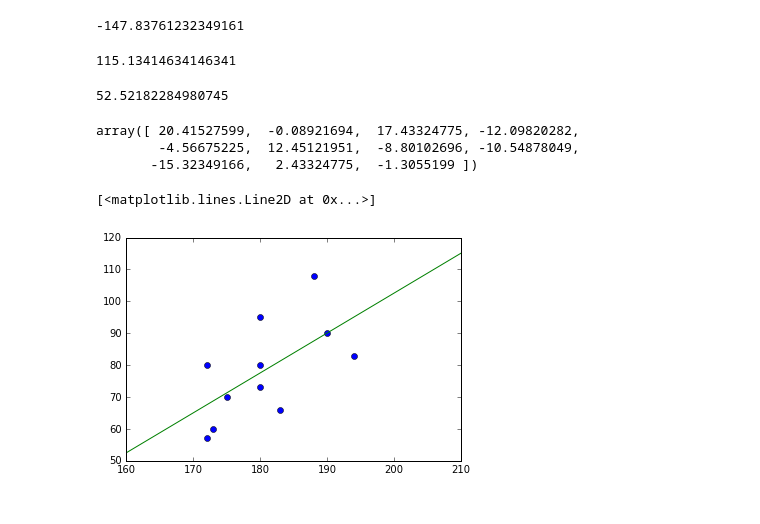
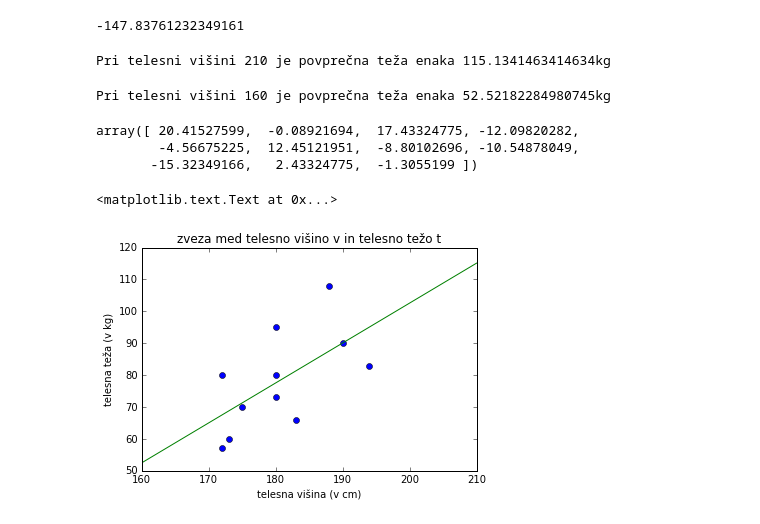
Before and after one commit to mrcinv/ovs.py, a Jupyter notebook: Regresija.ipynb, the cells around one changed output. Cells and saved outputs as stored; diff of their text form; code cells hidden in the pictures.

```diff
--- a/Regresija.ipynb
+++ b/Regresija.ipynb
@@ -76,14 +77,14 @@ a
 -147.83761232349161
 # %%
 # Napoved teže za višino 210cm
-# %%
-b*210+a
-# %% [output]
-115.13414634146341
-# %%
-b*160+a
-# %% [output]
-52.52182284980745
+# %%
+print("Pri telesni višini {} je povprečna teža enaka {}kg".format(210,b*210+a))
+# %% [output]
+Pri telesni višini 210 je povprečna teža enaka 115.1341463414634kg
+# %%
+print("Pri telesni višini {} je povprečna teža enaka {}kg".format(160,b*160+a))
+# %% [output]
+Pri telesni višini 160 je povprečna teža enaka 52.52182284980745kg
 # %%
 (t-(b*v+a))
 # %% [output]
@@ -93,7 +94,10 @@ array([ 20.41527599,  -0.08921694,  17.43324775, -12.09820282,
 # %%
 v0 = array([160, 210])
 plot(v, t, 'o')
 plot(v0, b*v0+a)
+title("zveza med telesno višino v in telesno težo t")
+xlabel("telesna višina (v cm)")
+ylabel("telesna teža (v kg)")
 # %% [output]
-[<matplotlib.lines.Line2D at 0x...>]
+<matplotlib.text.Text at 0x...>
-[figure, old version]
+[figure, new version]
```
Also changed, not shown: parts of 8 cells of this notebook.
